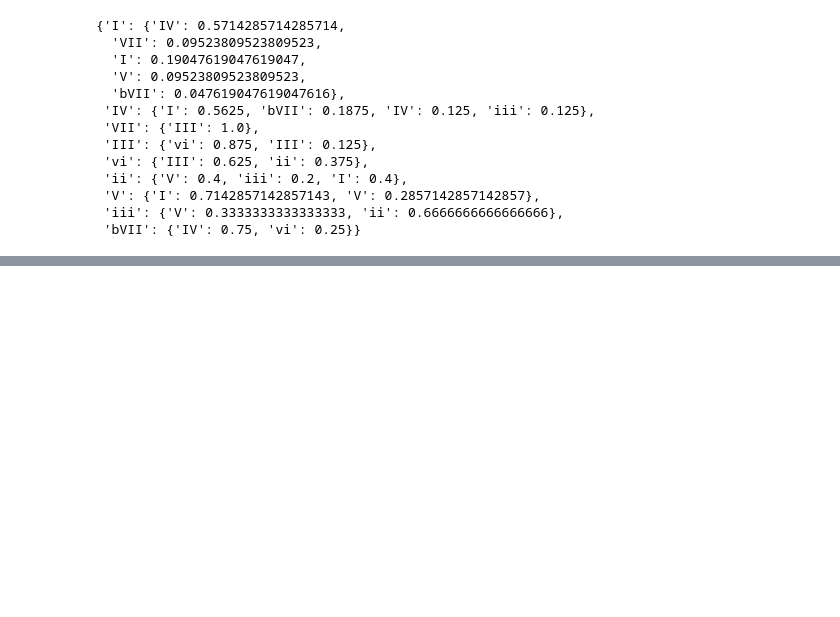
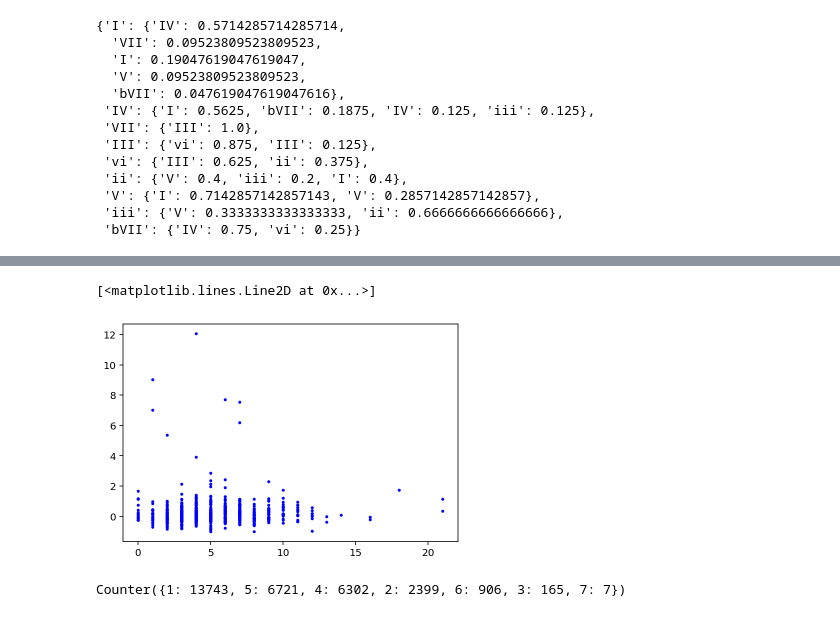
Before and after one commit to thatoddmailbox/music-popularity, a Jupyter notebook: preliminary.ipynb, the cells around one changed output, grey strips where cells are left out. Drawn from its saved outputs; the diff is of its cells as text; code cells hidden in the pictures; blank space fills up the shorter version.

```diff
--- a/preliminary.ipynb
+++ b/preliminary.ipynb
@@ -242,0 +411,22 @@ ds.songs[1].chords().transition_probabilities(roman=True)
+# %%
+stickiness = []
+repetition = []
+for s in ds.songs_with_spotify():
+    c = s.chords()
+    r = Counter()
+    rep = 0
+    for _, b in c.blocks:
+        if b.block and b.block != "Z":
+            r[b.block] += 1
+    for _, count in r.items():
+        rep += count - 1
+#     print(r, rep)
+
+    stickiness.append(s.stickiness)
+    repetition.append(rep)
+
+plt.figure()
+plt.plot(repetition, stickiness, 'bo', markersize=2)
+# %% [output]
+[<matplotlib.lines.Line2D at 0x...>]
+[figure, added]
@@ -242,0 +441,10 @@ ds.songs[1].chords().transition_probabilities(roman=True)
+# %%
+all_chords = Counter()
+for s in ds.songs_with_spotify():
+    c = s.chords()
+    for r in c.linear_roman():
+        if r.functionalityScore > 20:
+            all_chords[r.scaleDegree] += 1
+print(all_chords)
+# %% [output]
+Counter({1: 13743, 5: 6721, 4: 6302, 2: 2399, 6: 906, 3: 165, 7: 7})
```
Also changed, not shown: parts of 16 cells of this notebook.
